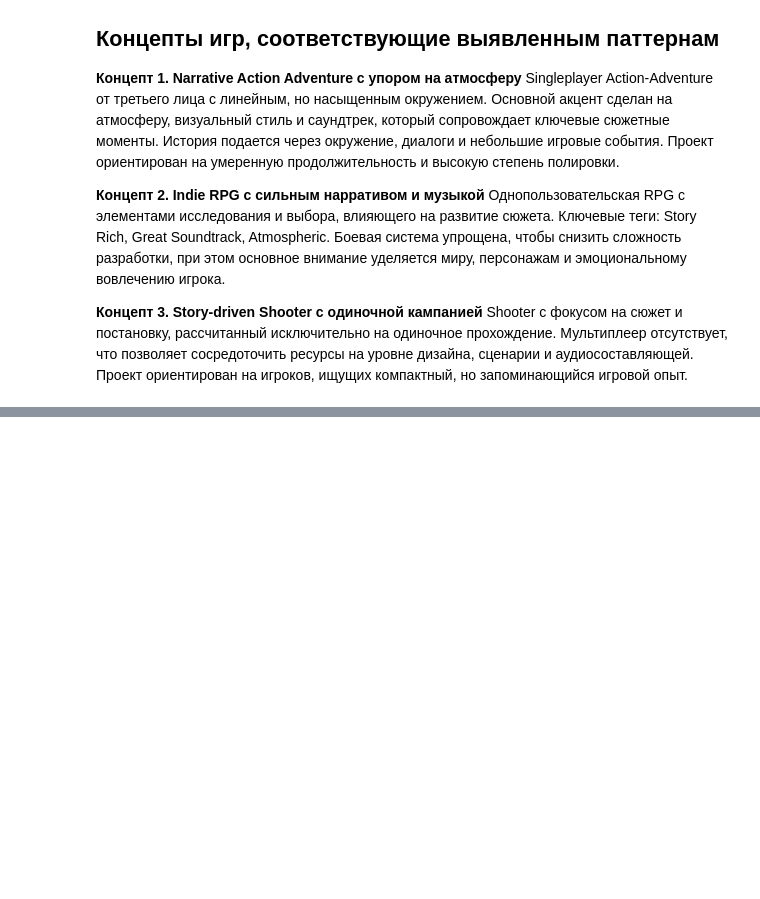
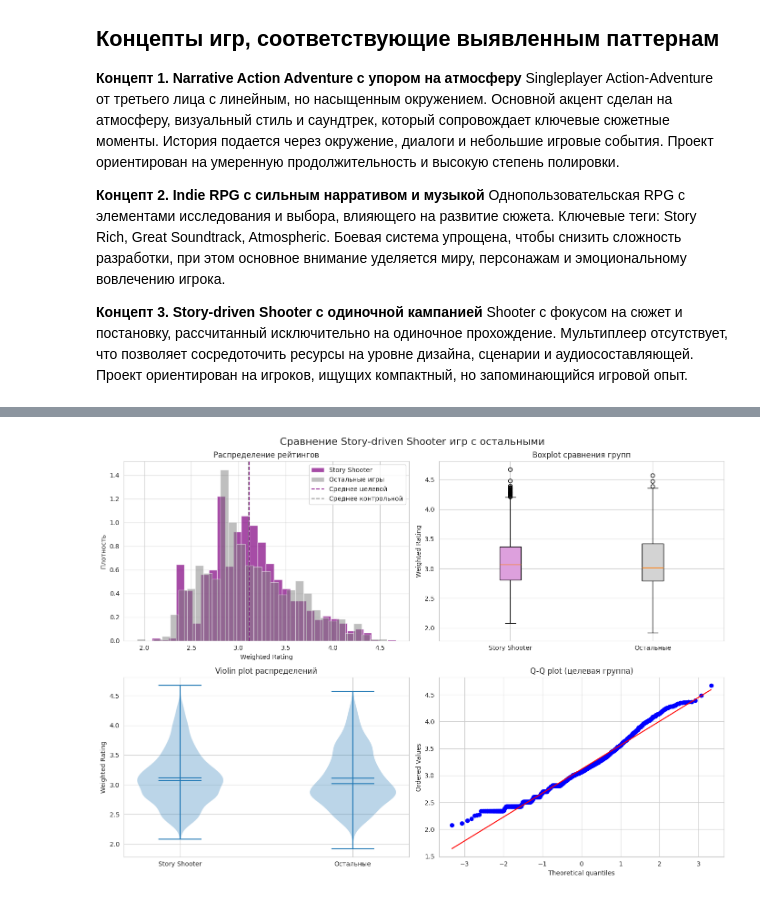
Before and after one commit to Elisavetasa/Statistics-in-Data-Analysis, a Jupyter notebook: Part 3/Задача_1.ipynb, the cells around one changed output, grey strips where cells are left out. Saved outputs shown, nothing was run; the diff lists cells and outputs as text; code cells hidden in the pictures; blank space fills up the shorter version.

```diff
--- a/Part 3/Задача_1.ipynb
+++ b/Part 3/Задача_1.ipynb
@@ -586,0 +1045,43 @@ Spec Ops: The Line, Metro 2033, BioShock, Singularity, Titanfall 2 (кампан
+# %%
+fig, axes = plt.subplots(2, 2, figsize=(14, 10))
+fig.suptitle(f'Сравнение Story-driven Shooter игр с остальными', fontsize=16)
+
+
+axes[0, 0].hist(group_target, bins=30, alpha=0.7,
+                label='Story Shooter', color='purple', density=True)
+axes[0, 0].hist(group_control, bins=30, alpha=0.5,
+                label='Остальные игры', color='gray', density=True)
+axes[0, 0].set_xlabel('Weighted Rating')
+axes[0, 0].set_ylabel('Плотность')
+axes[0, 0].set_title('Распределение рейтингов')
+axes[0, 0].legend()
+axes[0, 0].axvline(stats_target['mean'], color='purple',
+                   linestyle='--', alpha=0.8, label='Среднее целевой')
+axes[0, 0].axvline(stats_control['mean'], color='gray',
+                   linestyle='--', alpha=0.8, label='Среднее контрольной')
+axes[0, 0].legend()
+
+
+boxplot_data = [group_target, group_control]
+bp = axes[0, 1].boxplot(boxplot_data, labels=['Story Shooter', 'Остальные'], patch_artist=True)
+colors = ['plum', 'lightgray']
+for patch, color in zip(bp['boxes'], colors):
+    patch.set_facecolor(color)
+axes[0, 1].set_ylabel('Weighted Rating')
+axes[0, 1].set_title('Boxplot сравнения групп')
+
+
+violin_parts = axes[1, 0].violinplot(boxplot_data, showmeans=True, showmedians=True)
+axes[1, 0].set_xticks([1, 2])
+axes[1, 0].set_xticklabels(['Story Shooter', 'Остальные'])
+axes[1, 0].set_ylabel('Weighted Rating')
+axes[1, 0].set_title('Violin plot распределений')
+
+
+stats.probplot(group_target, dist="norm", plot=axes[1, 1])
+axes[1, 1].set_title('Q-Q plot (целевая группа)')
+
+plt.tight_layout()
+plt.show()
+# %% [output]
+[figure, added]
```
Also changed, not shown: parts of 50 cells of this notebook.
